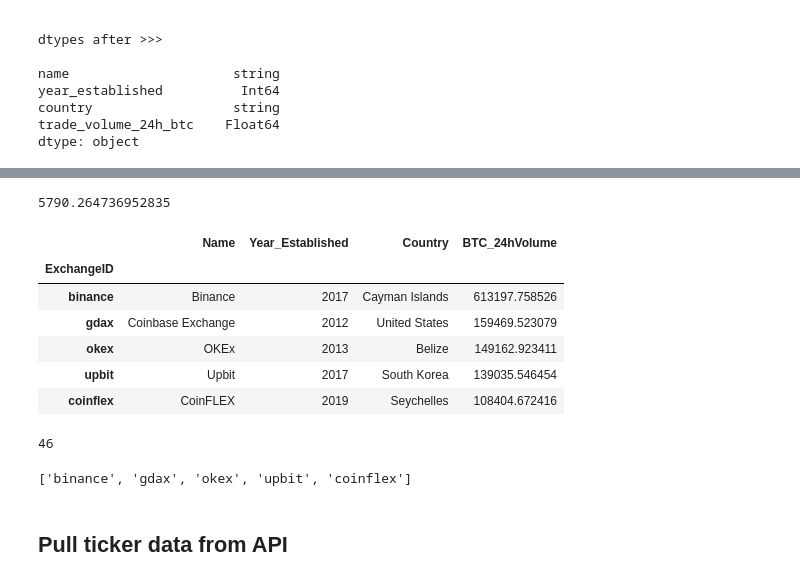
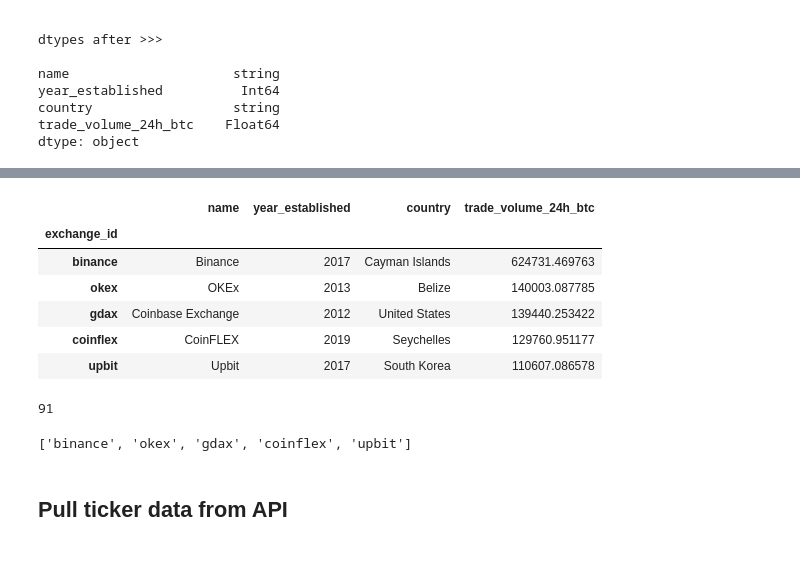
Before and after one commit to kcarter98/CryptoAnalysis, a Jupyter notebook: GatherandCleanData.ipynb, the cells around one changed output, grey strips where cells are left out. Cells and saved outputs as stored; diff of their text form; code cells hidden in the pictures.

```diff
--- a/GatherandCleanData.ipynb
+++ b/GatherandCleanData.ipynb
@@ -125,31 +121,23 @@ max         2020.000000         613197.758526
-# %%
-# Only keep exchanges in the top 50 in terms of 24h btc trade volume
-top50=exchanges_df['trade_volume_24h_btc'].quantile(.50)
-print(top50)
-exchanges_df = exchanges_df[exchanges_df['trade_volume_24h_btc'] >= top50]
-# %% [output]
-5790.264736952835
 # %%
 # Correctly Name Colums and Final Formatting
-exchanges_df = exchanges_df.rename(columns={'name': 'Name', 'year_established': 'Year_Established', 'country': 'Country', 'trade_volume_24h_btc': 'BTC_24hVolume'})
-exchanges_df.index = exchanges_df.index.rename('ExchangeID')
+exchanges_df.index = exchanges_df.index.rename('exchange_id')
 
 exchanges_df.head()
 # %% [output]
-|  | Name | Year_Established | Country | BTC_24hVolume |
-| ExchangeID |  |  |  |  |
-| binance | Binance | 2017 | Cayman Islands | 613197.758526 |
-| gdax | Coinbase Exchange | 2012 | United States | 159469.523079 |
-| okex | OKEx | 2013 | Belize | 149162.923411 |
-| upbit | Upbit | 2017 | South Korea | 139035.546454 |
-| coinflex | CoinFLEX | 2019 | Seychelles | 108404.672416 |
+|  | name | year_established | country | trade_volume_24h_btc |
+| exchange_id |  |  |  |  |
+| binance | Binance | 2017 | Cayman Islands | 624731.469763 |
+| okex | OKEx | 2013 | Belize | 140003.087785 |
+| gdax | Coinbase Exchange | 2012 | United States | 139440.253422 |
+| coinflex | CoinFLEX | 2019 | Seychelles | 129760.951177 |
+| upbit | Upbit | 2017 | South Korea | 110607.086578 |
 # %%
 # Gather list of Exchange IDs for later
 exchange_id_list = list(exchanges_df.index)
 print(len(exchange_id_list))
 exchange_id_list[:5]
 # %% [output]
-46
+91
-['binance', 'gdax', 'okex', 'upbit', 'coinflex']
+['binance', 'okex', 'gdax', 'coinflex', 'upbit']
 # %% [markdown]
 ## Pull ticker data from API
```
Also changed, not shown: parts of 28 cells of this notebook, 2 other files.
